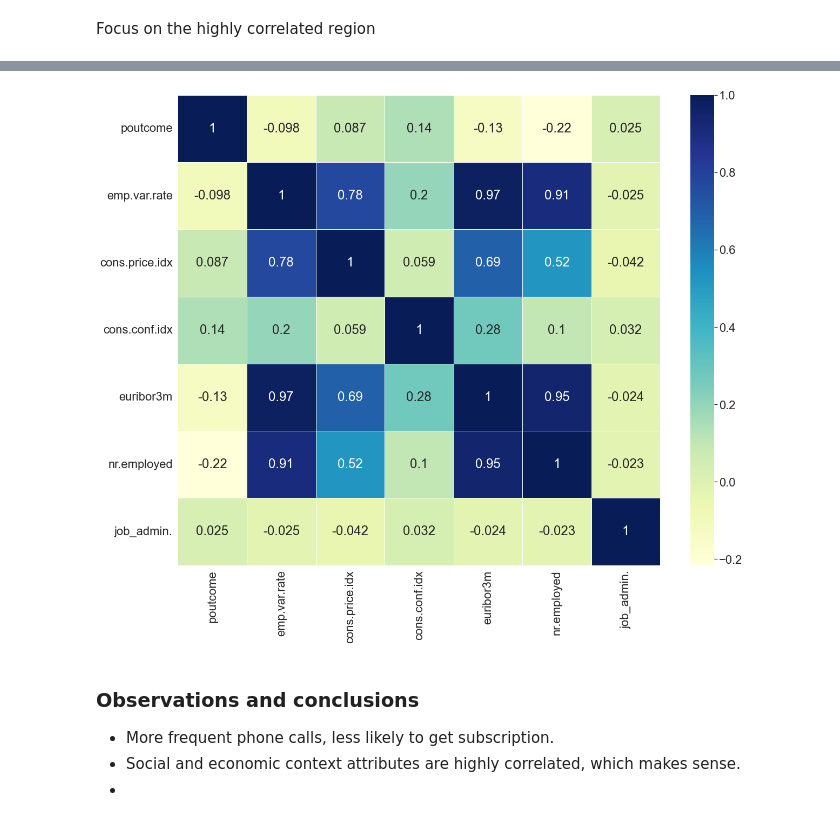
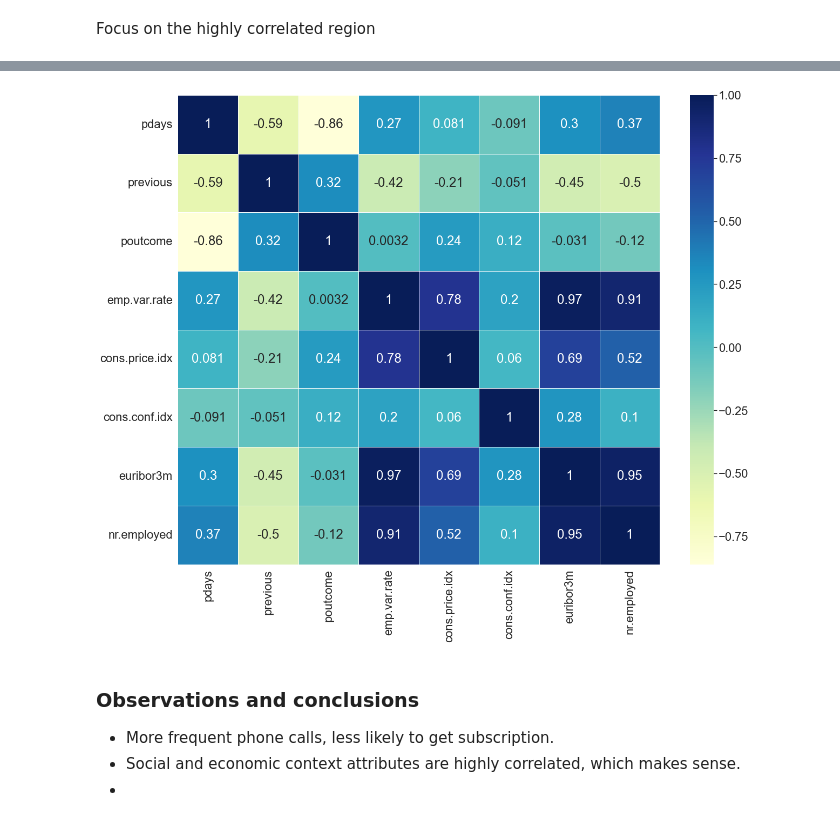
Before and after one commit to JumpyJumpy/Portuguese_Bank_Marketing_Data_Set, a Jupyter notebook: code/eda.ipynb, the cells around one changed output, grey strips where cells are left out. Cells and saved outputs as stored; diff of their text form; code cells hidden in the pictures.

```diff
--- a/code/eda.ipynb
+++ b/code/eda.ipynb
@@ -223,11 +275,11 @@ Only "Campaign" looks significant. -> People are less likely to subscribe as pho
 ### Correlation heatmap
 # %%
 bank_flattened = pd.read_csv("../data/bank_imputed_imp.csv")
-bank_y = bank_flattened["y"]
-bank_flattened = bank_flattened.drop(columns = ["y"])
+#bank_y = bank_flattened["y"]
+#bank_flattened = bank_flattened.drop(columns = ["y"])
 
 plt.figure(figsize = (20, 16))
-sns.set(font_scale = 1.2)
+sns.set(font_scale = 1.5)
 sns.heatmap(bank_flattened.corr(), cmap = "YlGnBu", linewidth = 1)
 plt.show()
 # %% [output]
@@ -248,11 +300,11 @@ bank_flattened.iloc[:, 7:14].corr()
 # %%
 plt.figure(figsize = (20, 16))
 sns.set(font_scale = 2)
-sns.heatmap(bank_flattened.iloc[:, 7:14].corr(), cmap = "YlGnBu", linewidth = 1,
+sns.heatmap(bank_flattened.iloc[:, 5:13].corr(), cmap = "YlGnBu", linewidth = 1,
             annot = True)
 plt.show()
 # %% [output]
-[figure, old version]
+[figure, new version]
 # %% [markdown]
 ### Observations and conclusions
 
```
Also changed, not shown: parts of 15 cells of this notebook, 6 other files.
